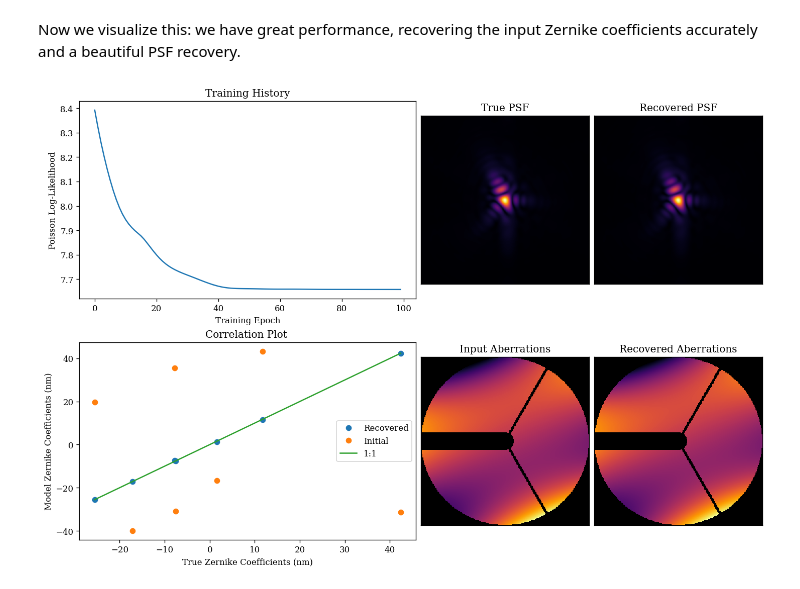
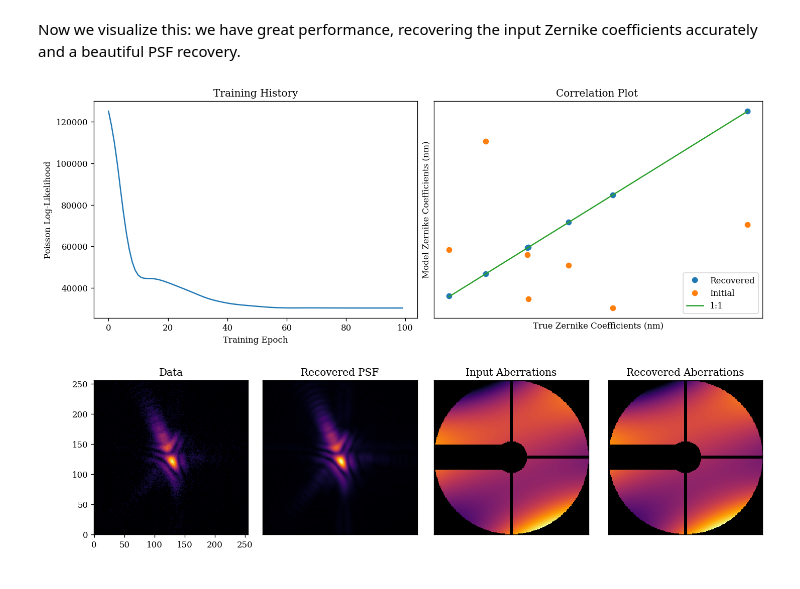
Before and after one commit to LouisDesdoigts/dLux, a Jupyter notebook: docs/notebooks/phase_retrieval_demo.ipynb, the cells around one changed output. Cells and saved outputs as stored; diff of their text form; code cells hidden in the pictures.

```diff
--- a/docs/notebooks/phase_retrieval_demo.ipynb
+++ b/docs/notebooks/phase_retrieval_demo.ipynb
@@ -114,14 +108,5 @@ plt.show()
 # %% [markdown]
 Excellent! Now we want to try and recover these aberrations. To do this we want to create a new optical system with a *different* set of zernike aberrations. We can do this using the `.set()` method and defining the path the optical aberration coefficients and assigning a newly-randomlised coefficient values. With this new optical system we will try and recover the original aberration coefficients using gradient descent methods.
-# %%
-# Define path to the zernikes
-zernikes = 'Aberrations.coefficients'
-
-# Generate new random set of zernikes
-coeffs_init = 2e-8*jr.normal(jr.PRNGKey(seed + 1), [len(coeffs)])
-
-# Generate a new model with updated zernike coefficients
-model = telescope.set(zernikes, coeffs_init)
 # %% [markdown]
 Now we need to define our loss function, and specify that we want to optimise the zernike coefficients. To do this we can pass in the string path to our zernikes that we just defined into the `zdx.filter_value_and_grad()` function. Note we also use the `zdx.filter_jit()` function in order to compile this function into XLA in order to run much faster!
 # %%
@@ -134,6 +125,6 @@ def loss_func(model, data):
 Now we compile the function and time its evaluation - even on CPU it is fast!
 # %%
 %%time
-loss, initial_grads = loss_func(model, psf) # Compile
+loss, initial_grads = loss_func(model, source, data) # Compile
 print("Initial Loss: {}".format(loss))
 # %% [output]
@@ -143,3 +133,0 @@ Wall time: 266 ms
-# %%
-%%timeit
-loss = loss_func(model, psf)[0].block_until_ready()
@@ -148,13 +134,13 @@ loss = loss_func(model, psf)[0].block_until_ready()
 # %% [markdown]
 Now begin the optimization loop using `optax` with a low learning rate.
 # %%
-optim, opt_state = zdx.get_optimiser(model, [zernikes], [optax.adam(2e-9)])
+optim, opt_state = zdx.get_optimiser(model, param, optax.adam(1e-8))
 
 losses, models_out = [], []
 with tqdm(range(100), desc='Gradient Descent') as t:
     for i in t:
         # calculate the loss and gradient
-        loss, grads = loss_func(model, psf)
+        loss, grads = loss_func(model, source, data)
 
         # apply the update
         updates, opt_state = optim.update(grads, opt_state)
@@ -165,51 +151,51 @@ with tqdm(range(100), desc='Gradient Descent') as t:
         losses.append(loss)
 
         t.set_description('Loss %.5f' % (loss)) # update the progress bar
-final_psf = model.model()
 # %% [markdown]
 Now we visualize this: we have great performance, recovering the input Zernike coefficients accurately and a beautiful PSF recovery.
 # %%
-coeffs_out = np.array([model_out.get(zernikes) for model_out in models_out])
+psf = model.model(source)
+coeffs_found = np.array([model_out.get(param) for model_out in models_out])
 
 mosaic = """
-    AABD
-    GGEF
+    AABB
+    CDEF
     """
 
 fig = plt.figure(constrained_layout=True,figsize=(12, 8))
 axes = fig.subplot_mosaic(mosaic)
 
 for ax in ['B','D','E','F']:
     axes[ax].set_xticks([])
     axes[ax].set_yticks([])
 
 axes['A'].plot(np.array(losses))
 axes['A'].set_title("Training History")
 axes['A'].set_xlabel('Training Epoch')
 axes['A'].set_ylabel('Poisson Log-Likelihood')
 
-axes['B'].imshow(psf**0.5)
-axes['B'].set_title('True PSF')
+axes['B'].plot(coeffs*1e9, coeffs_found[-1]*1e9,'.', markersize=12,color='C0',label='Recovered')
+axes['B'].plot(coeffs*1e9, coeffs_init*1e9,'.', markersize=12,color='C1',label='Initial')
 
-axes['G'].plot(coeffs*1e9,model.get(zernikes)*1e9,'.',markersize=12,color='C0',label='Recovered')
-axes['G'].plot(coeffs*1e9,coeffs_init*1e9,'.',markersize=12,color='C1',label='Initial')
-
-axes['G'].plot(np.array([np.min(coeffs),np.max(coeffs)])*1e9,
+axes['B'].plot(np.array([np.min(coeffs),np.max(coeffs)])*1e9,
                np.array([np.min(coeffs),np.max(coeffs)])*1e9,
                '-',color='C2',label='1:1')
-axes['G'].legend()
-axes['G'].set_title('Correlation Plot ')
-axes['G'].set_xlabel('True Zernike Coefficients (nm)')
-axes['G'].set_ylabel('Model Zernike Coefficients (nm)')
+axes['B'].legend()
+axes['B'].set_title('Correlation Plot ')
+axes['B'].set_xlabel('True Zernike Coefficients (nm)')
+axes['B'].set_ylabel('Model Zernike Coefficients (nm)')
 
-axes['D'].imshow(final_psf**0.5)
+axes['C'].imshow(data**0.5)
+axes['C'].set_title('Data')
+
+axes['D'].imshow(psf**0.5)
 axes['D'].set_title('Recovered PSF')
 
-axes['E'].imshow(mask*aberr_in, cmap=cmap)
+axes['E'].imshow(support_mask*opd, cmap=cmap)
 axes['E'].set_title('Input Aberrations')
 
-axes['F'].imshow(mask*model.Aberrations.get_opd(), cmap=cmap)
+axes['F'].imshow(support_mask*model.Aberrations.get_opd(), cmap=cmap)
 axes['F'].set_title('Recovered Aberrations')
 plt.show()
 # %% [output]
-[figure, old version]
+[figure, new version]
```
Also changed, not shown: parts of 10 cells of this notebook, 20 other files.
